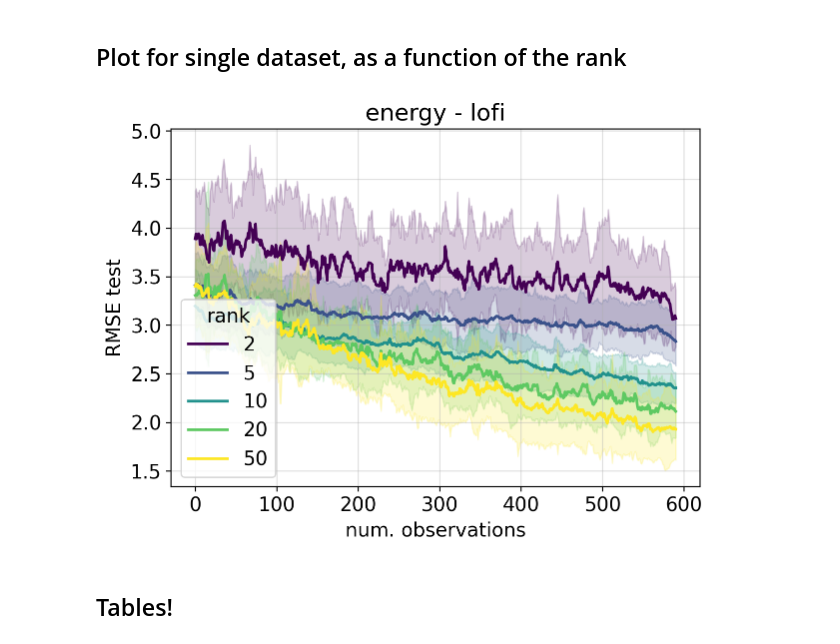
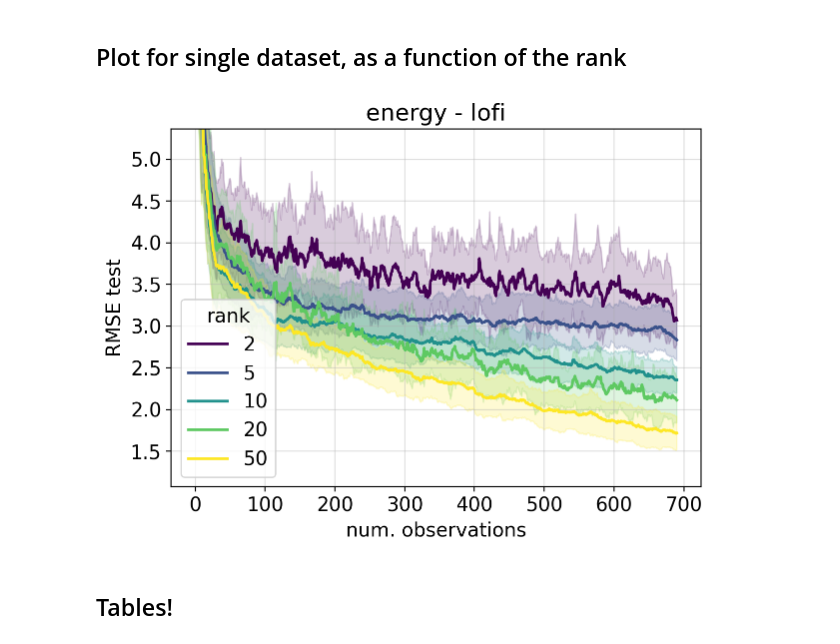
Before and after one commit to probml/rebayes, a Jupyter notebook: demos/showdown/plots-xval.ipynb, the cells around one changed output. Saved outputs shown, nothing was run; the diff lists cells and outputs as text; code cells hidden in the pictures.

Commit message:
feat: plots-xval

```diff
--- a/demos/showdown/plots-xval.ipynb
+++ b/demos/showdown/plots-xval.ipynb
@@ -152,3 +149,10 @@ colors = {
     'lrvga': np.array([0.54901961, 0.3372549 , 0.29411765, 1.        ]),
     'sgd-rb': np.array([0.89019608, 0.46666667, 0.76078431, 1.        ])
 }
+# %%
+methods = df_summary.variable.unique()
+colors = plt.cm.Dark2(np.linspace(0, len(methods)))
+colors = {
+    method: color
+    for method, color in zip(methods, colors)
+}
@@ -196,0 +189,31 @@ plt.savefig(f"./showdown/output/images/{name_figure}")
+# %%
+fig, ax = plt.subplots()
+
+rank = 20
+for method in order_cols:
+    color = colors[method]
+
+    label = method
+
+    target_methods = ["lofi_diag", "lofi", "lrvga", "sgd-rb"]
+    if method in target_methods:
+        label = f"{method}-{rank}"
+
+    if method == "vdekf":
+        test_res = pd.DataFrame(data_test[1][method].T)
+    else:
+        test_res = pd.DataFrame(data_test[rank][method].T)
+    plot_bounds(test_res, ax, color, label, rolling=1)
+plt.legend()
+plt.ylabel(f"RMSE test")
+plt.xlabel("num. observations")
+plt.title(dataset)
+plt.grid(alpha=0.4)
+
+ymin, _ = plt.ylim()
+plt.ylim(ymin, 7)
+
+name_figure = f"{dataset}-rank{rank:02}-test-set.pdf"
+plt.tight_layout()
+
+# plt.savefig(f"./output/images/{name_figure}")
@@ -199,25 +224,28 @@ plt.savefig(f"./showdown/output/images/{name_figure}")
 # %%
 fig, ax = plt.subplots()
 
 ranks = [2, 5, 10, 20, 50]
+# ranks = [2, 5, 20]
 cmaps = plt.cm.viridis(np.linspace(0, 1, len(ranks)))
 method = "lofi"
 for color, rank in zip(cmaps, ranks):
     label = rank
     # color = cmaps[rank]
-    test_res = pd.DataFrame(data_test[rank][method].T[100:])
+    test_res = pd.DataFrame(data_test[rank][method].T)
     plot_bounds(test_res, ax, color, label, rolling=1)
 plt.legend(title="rank", loc="lower left")
 plt.ylabel(f"RMSE test")
 
 plt.xlabel("num. observations")
 plt.grid(alpha=0.4)
 plt.title(f"{dataset} - {method}")
+ymin, _  = plt.ylim()
+plt.ylim(ymin, 5 * ymin)
 name_figure = f"{dataset}-all-ranks-test-set.pdf"
 plt.tight_layout()
-plt.savefig(f"./showdown/output/images/{name_figure}")
+plt.savefig(f"./output/images/{name_figure}")
 # %% [output]
-[figure, old version]
+[figure, new version]
 # %% [markdown]
 ## Tables!
 # %%
```
Also changed, not shown: parts of 33 cells of this notebook.
